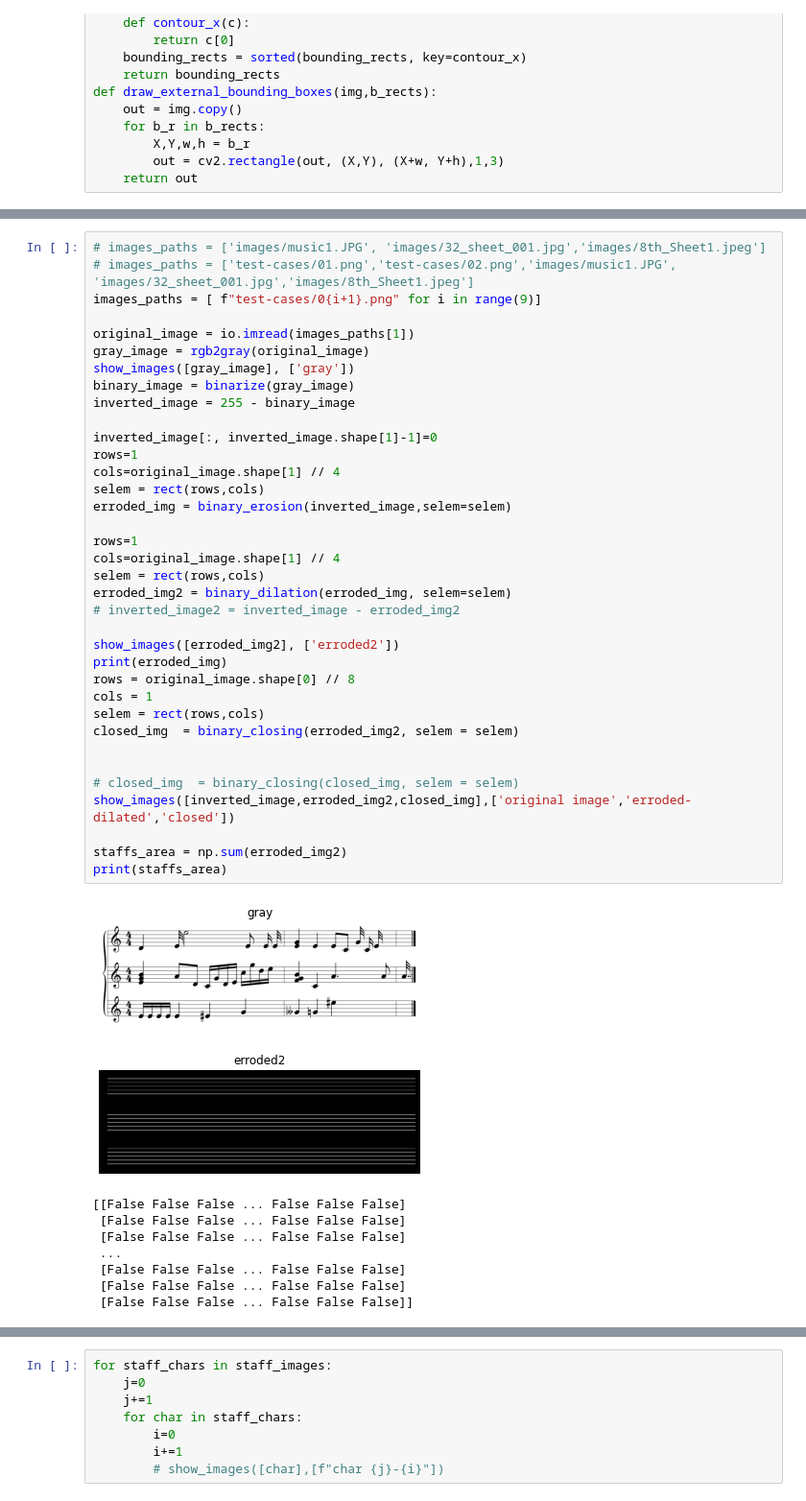
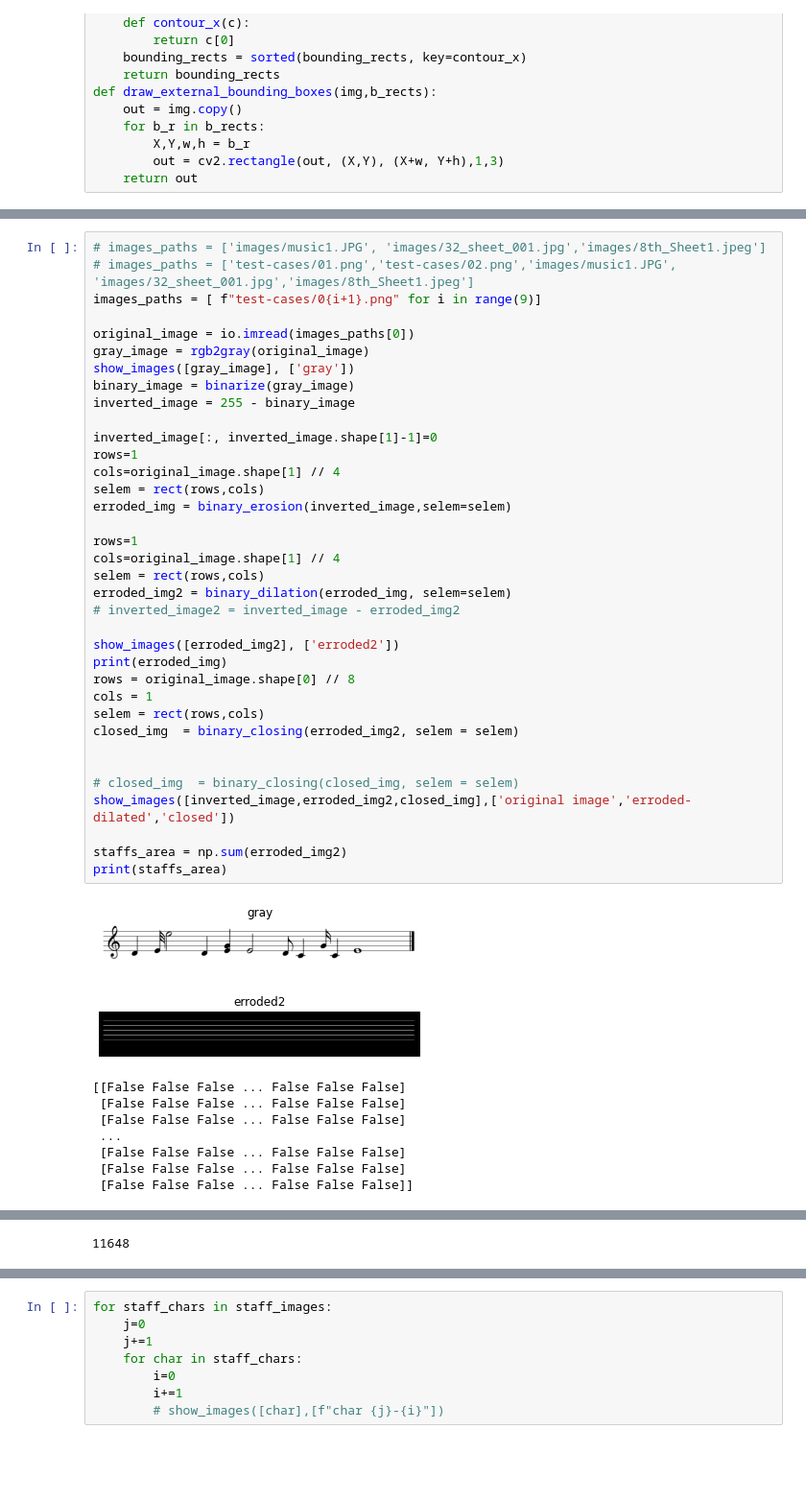
Before and after one commit to marait123/music-notes-reader, a Jupyter notebook: part1.ipynb, the cells around one changed output, grey strips where cells are left out. Shown at 96% size. Drawn from its saved outputs; the diff is of its cells as text; blank space fills up the shorter version.

```diff
--- a/part1.ipynb
+++ b/part1.ipynb
@@ -303,40 +304,40 @@ def draw_bounding_boxes(img,bounding_boxes):
 # images_paths = ['test-cases/01.png','test-cases/02.png','images/music1.JPG', 'images/32_sheet_001.jpg','images/8th_Sheet1.jpeg']
 images_paths = [ f"test-cases/0{i+1}.png" for i in range(9)]
 
-original_image = io.imread(images_paths[1])
+original_image = io.imread(images_paths[0])
 gray_image = rgb2gray(original_image)
 show_images([gray_image], ['gray'])
 binary_image = binarize(gray_image)
 inverted_image = 255 - binary_image
 
 inverted_image[:, inverted_image.shape[1]-1]=0
 rows=1
 cols=original_image.shape[1] // 4
 selem = rect(rows,cols)
 erroded_img = binary_erosion(inverted_image,selem=selem)
 
 rows=1
 cols=original_image.shape[1] // 4
 selem = rect(rows,cols)
 erroded_img2 = binary_dilation(erroded_img, selem=selem)
 # inverted_image2 = inverted_image - erroded_img2
 
 show_images([erroded_img2], ['erroded2'])
 print(erroded_img)
 rows = original_image.shape[0] // 8
 cols = 1
 selem = rect(rows,cols)
 closed_img  = binary_closing(erroded_img2, selem = selem)
 
 
 # closed_img  = binary_closing(closed_img, selem = selem)
 show_images([inverted_image,erroded_img2,closed_img],['original image','erroded-dilated','closed'])
 
 staffs_area = np.sum(erroded_img2)
 print(staffs_area)
 # %% [output]
-[figure, old version]
+[figure, new version]
-[figure, old version]
+[figure, new version]
 [[False False False ... False False False]
  [False False False ... False False False]
  [False False False ... False False False]
@@ -348,2 +349,3 @@ print(staffs_area)
+11648
 # %%
 #  calculate the trace bounding boxes
```
Also changed, not shown: parts of 5 cells of this notebook.
